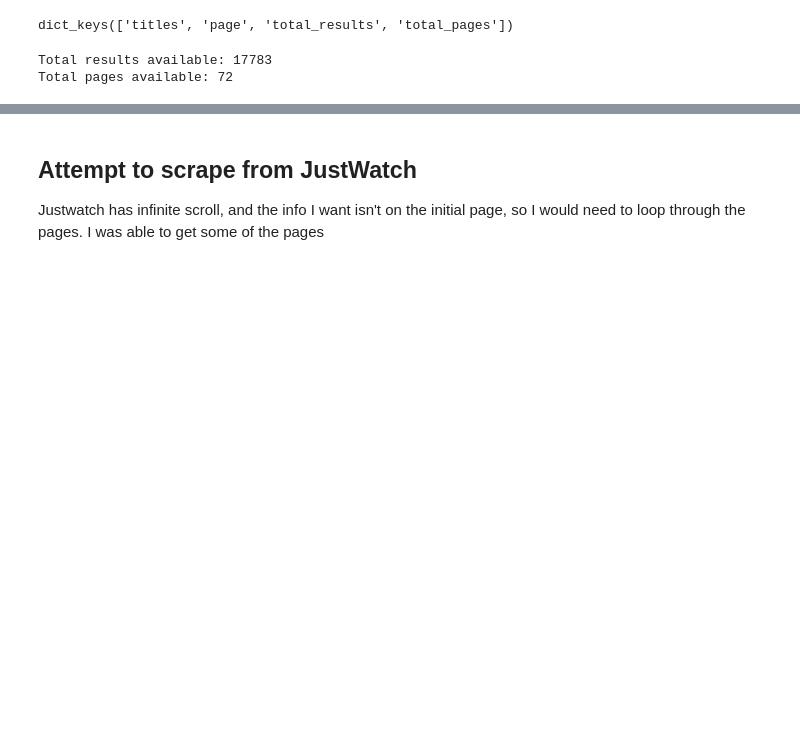
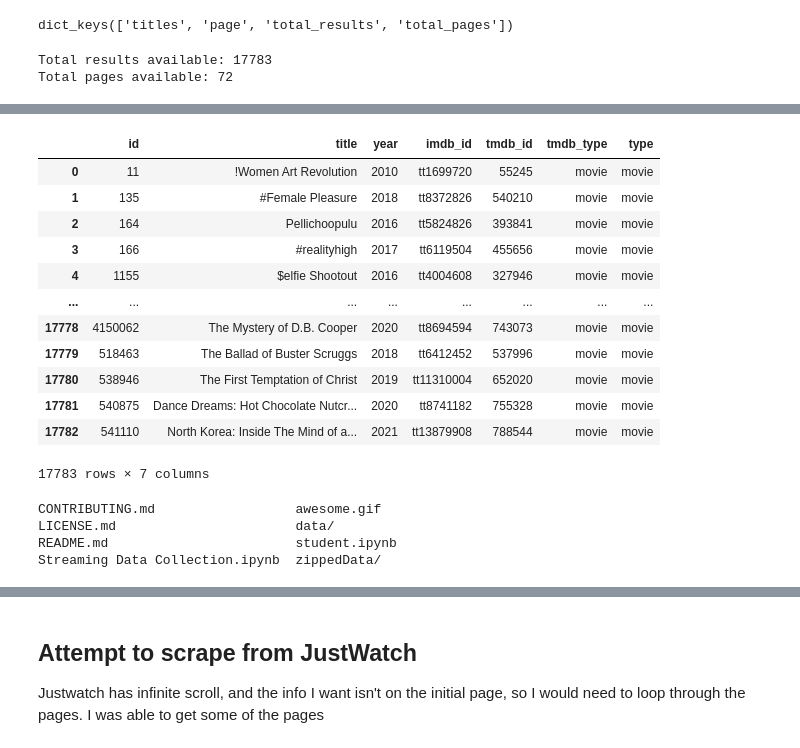
Before and after one commit to thetriggestcove/dsc-phase-1-project, a Jupyter notebook: Streaming Data Collection.ipynb, the cells around one changed output, grey strips where cells are left out. Saved outputs shown, nothing was run; the diff lists cells and outputs as text; code cells hidden in the pictures; blank space fills up the shorter version.

Commit message:
Downloaded Streaming data from Watchmode.com and saved files.
cd
'

```diff
--- a/Streaming Data Collection.ipynb
+++ b/Streaming Data Collection.ipynb
@@ -71,0 +132,3 @@ resp_dict['titles'][0]
+# %%
+# Get results for movies available by subscription
+df_sub = watchmode_movies_listtitles(api_key=api_key, source_types='sub')
@@ -71,0 +153,23 @@ resp_dict['titles'][0]
+# %%
+df_sub
+# %% [output]
+|  | id | title | year | imdb_id | tmdb_id | tmdb_type | type |
+| 0 | 11 | !Women Art Revolution | 2010 | tt1699720 | 55245 | movie | movie |
+| 1 | 135 | #Female Pleasure | 2018 | tt8372826 | 540210 | movie | movie |
+| 2 | 164 | Pellichoopulu | 2016 | tt5824826 | 393841 | movie | movie |
+| 3 | 166 | #realityhigh | 2017 | tt6119504 | 455656 | movie | movie |
+| 4 | 1155 | $elfie Shootout | 2016 | tt4004608 | 327946 | movie | movie |
+| ... | ... | ... | ... | ... | ... | ... | ... |
+| 17778 | 4150062 | The Mystery of D.B. Cooper | 2020 | tt8694594 | 743073 | movie | movie |
+| 17779 | 518463 | The Ballad of Buster Scruggs | 2018 | tt6412452 | 537996 | movie | movie |
+| 17780 | 538946 | The First Temptation of Christ | 2019 | tt11310004 | 652020 | movie | movie |
+| 17781 | 540875 | Dance Dreams: Hot Chocolate Nutcr... | 2020 | tt8741182 | 755328 | movie | movie |
+| 17782 | 541110 | North Korea: Inside The Mind of a... | 2021 | tt13879908 | 788544 | movie | movie |
+17783 rows × 7 columns
+# %%
+ls
+# %% [output]
+CONTRIBUTING.md                  awesome.gif
+LICENSE.md                       data/
+README.md                        student.ipynb
+Streaming Data Collection.ipynb  zippedData/
```
Also changed, not shown: parts of 20 cells of this notebook, 4 other files.
